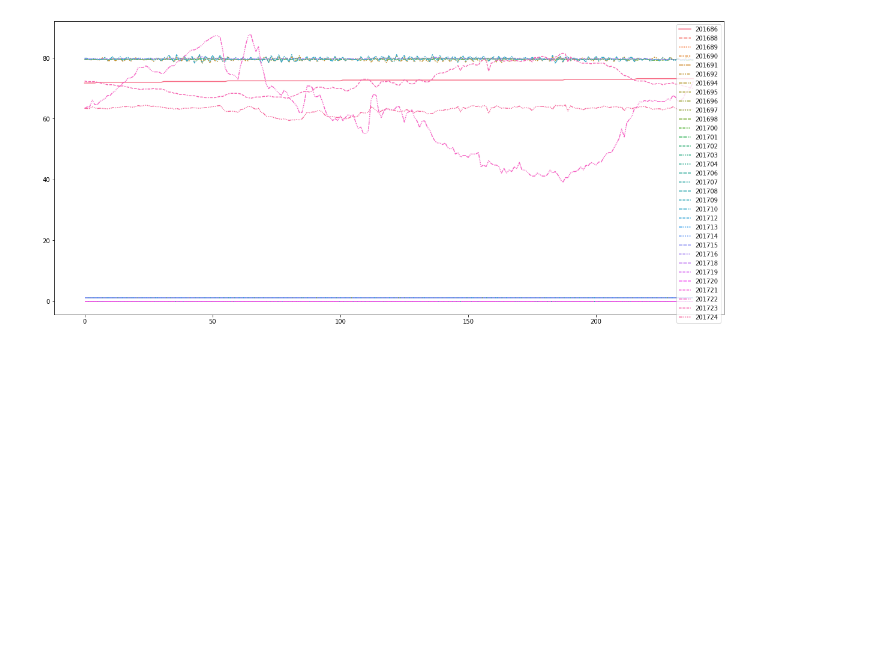
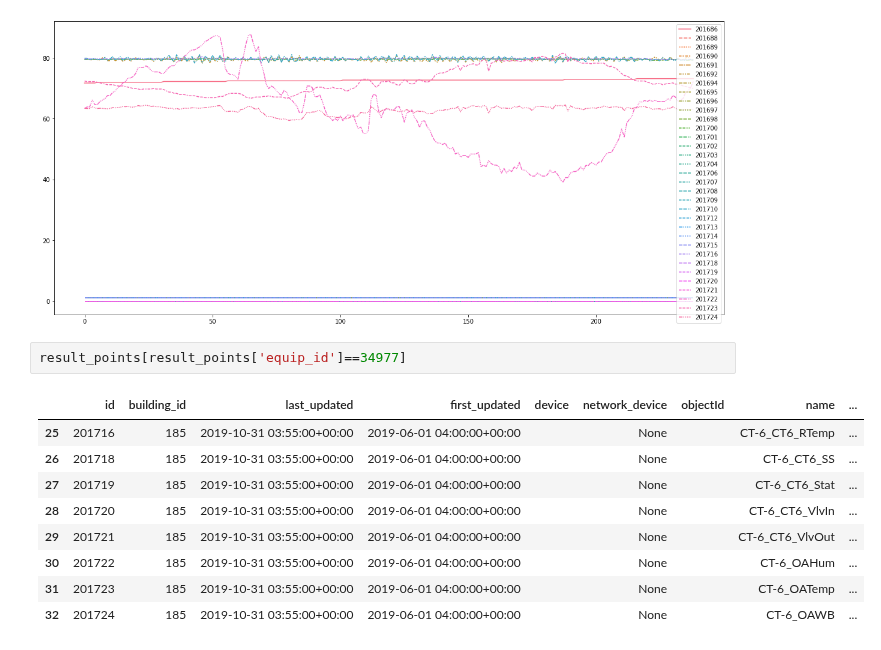
Before and after one commit to yairg98/Data-Driven-Problem-Solving, a Jupyter notebook: Assignments/Final Project/FinalProjectNotebook.ipynb, the cells around one changed output. Saved outputs shown, nothing was run; the diff lists cells and outputs as text; blank space fills up the shorter version.

```diff
--- a/Assignments/FinalProjectNotebook.ipynb
+++ b/Assignments/Final Project/FinalProjectNotebook.ipynb
@@ -381,3 +410,15 @@ sns.lineplot(data=sensor_data)
 # %% [output]
 <AxesSubplot:>
 [figure]
+# %%
+result_points[result_points['equip_id']==34977]
+# %% [output]
+|  | id | building_id | last_updated | first_updated | device | network_device | objectId | name | ... |
+| 25 | 201716 | 185 | 2019-10-31 03:55:00+00:00 | 2019-06-01 04:00:00+00:00 |  | None |  | CT-6_CT6_RTemp | ... |
+| 26 | 201718 | 185 | 2019-10-31 03:55:00+00:00 | 2019-06-01 04:00:00+00:00 |  | None |  | CT-6_CT6_SS | ... |
+| 27 | 201719 | 185 | 2019-10-31 03:55:00+00:00 | 2019-06-01 04:00:00+00:00 |  | None |  | CT-6_CT6_Stat | ... |
+| 28 | 201720 | 185 | 2019-10-31 03:55:00+00:00 | 2019-06-01 04:00:00+00:00 |  | None |  | CT-6_CT6_VlvIn | ... |
+| 29 | 201721 | 185 | 2019-10-31 03:55:00+00:00 | 2019-06-01 04:00:00+00:00 |  | None |  | CT-6_CT6_VlvOut | ... |
+| 30 | 201722 | 185 | 2019-10-31 03:55:00+00:00 | 2019-06-01 04:00:00+00:00 |  | None |  | CT-6_OAHum | ... |
+| 31 | 201723 | 185 | 2019-10-31 03:55:00+00:00 | 2019-06-01 04:00:00+00:00 |  | None |  | CT-6_OATemp | ... |
+| 32 | 201724 | 185 | 2019-10-31 03:55:00+00:00 | 2019-06-01 04:00:00+00:00 |  | None |  | CT-6_OAWB | ... |
```
Also changed, not shown: parts of 9 cells of this notebook, 3 other files.
